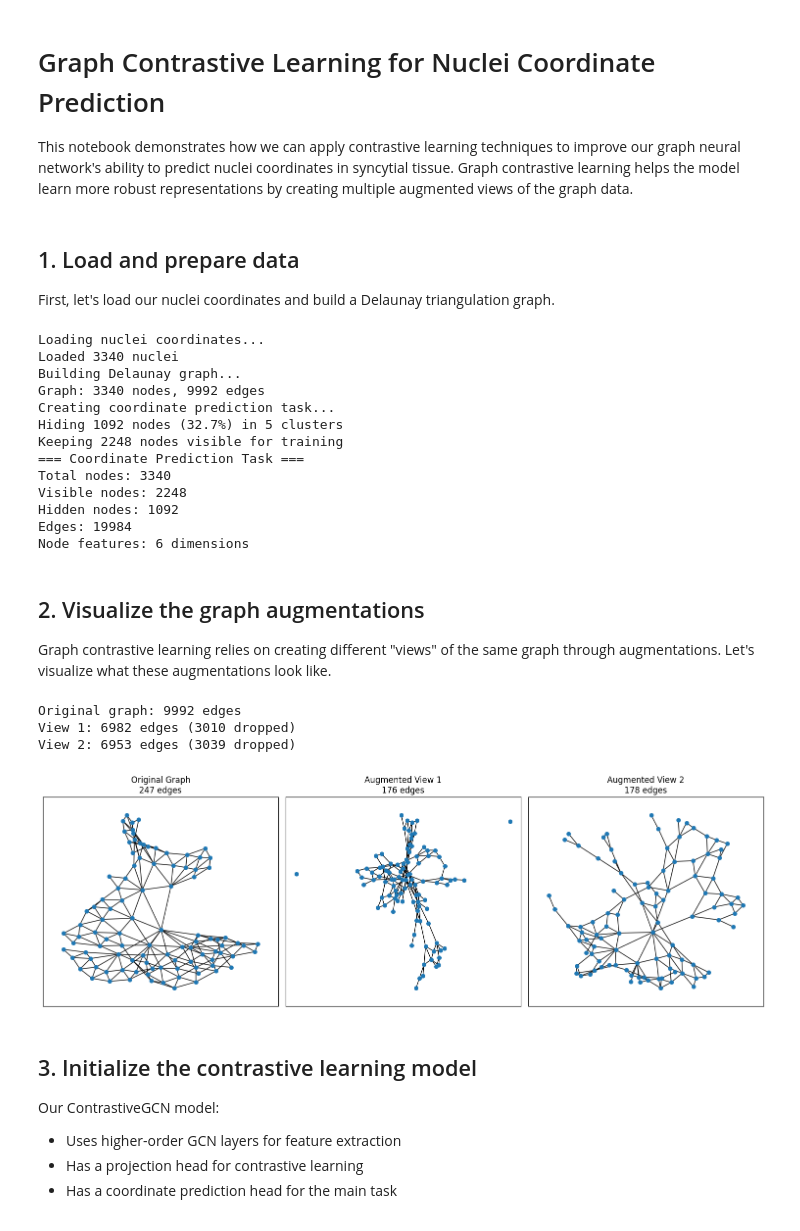
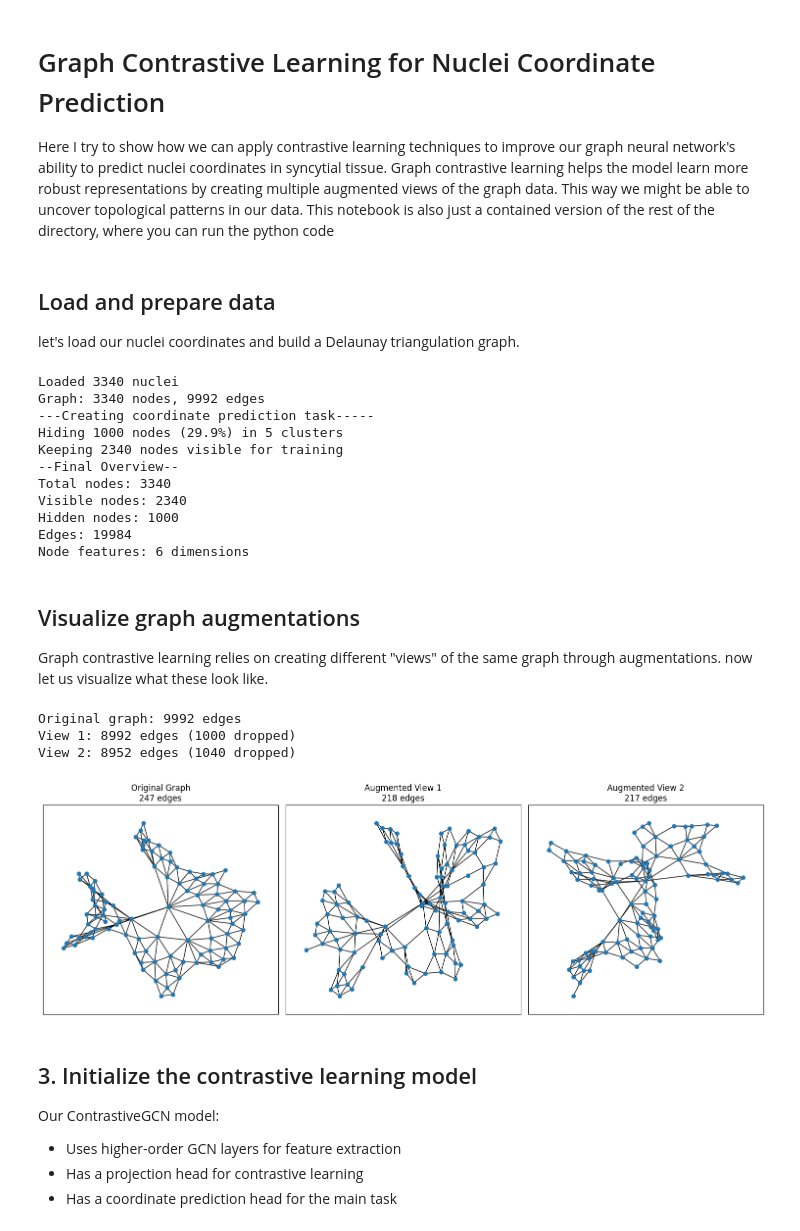
Before and after one commit to devtcu/Topological-Data-Analysis, a Jupyter notebook: syncitia/contrastive_learning/contrastive_learning.ipynb, the cells around one changed output. Cells and saved outputs as stored; diff of their text form; code cells hidden in the pictures.

```diff
--- a/syncitia/contrastive_learning/contrastive_learning.ipynb
+++ b/syncitia/contrastive_learning/contrastive_learning.ipynb
@@ -1,7 +1,7 @@
 # %% [markdown]
 # Graph Contrastive Learning for Nuclei Coordinate Prediction
 
-This notebook demonstrates how we can apply contrastive learning techniques to improve our graph neural network's ability to predict nuclei coordinates in syncytial tissue. Graph contrastive learning helps the model learn more robust representations by creating multiple augmented views of the graph data.
+Here I try to show how we can apply contrastive learning techniques to improve our graph neural network's ability to predict nuclei coordinates in syncytial tissue. Graph contrastive learning helps the model learn more robust representations by creating multiple augmented views of the graph data. This way we might be able to uncover topological patterns in our data. This notebook is also just a contained version of the rest of the directory, where you can run the python code
 # %%
 import sys
 import os
@@ -18,48 +20,43 @@ from data_utils import load_data, build_graph, create_coordinate_prediction_data
 from contrastive_gcn import ContrastiveGCN
 from contrastive_utils import train_contrastive_model, evaluate_contrastive_model, create_graph_views
 # %% [markdown]
-## 1. Load and prepare data
+## Load and prepare data
 
-First, let's load our nuclei coordinates and build a Delaunay triangulation graph.
+let's load our nuclei coordinates and build a Delaunay triangulation graph.
 # %%
-# Load coordinates
-print("Loading nuclei coordinates...")
-coordinates = load_data()
+coordinates = load_data('../nuclei-coordinates.csv')
 print(f"Loaded {len(coordinates)} nuclei")
 
-# Build graph
-print("Building Delaunay graph...")
-G, _ = build_graph(coordinates)
+#building the actual graph
+G, _ = build_graph(coordinates) #build_graph has two return values, so we discard the second with _
 print(f"Graph: {G.number_of_nodes()} nodes, {G.number_of_edges()} edges")
 
 # Create coordinate prediction data
-print("Creating coordinate prediction task...")
+print("---Creating coordinate prediction task-----")
 data = create_coordinate_prediction_data(coordinates, G, missing_fraction=0.25)
 
-print("=== Coordinate Prediction Task ===")
+print("--Final Overview--")
 print(f"Total nodes: {data.x.shape[0]}")
 print(f"Visible nodes: {data.visible_mask.sum().item()}")
 print(f"Hidden nodes: {data.hidden_mask.sum().item()}")
 print(f"Edges: {data.edge_index.shape[1]}")
 print(f"Node features: {data.x.shape[1]} dimensions")
 # %% [output]
-Loading nuclei coordinates...
 Loaded 3340 nuclei
-Building Delaunay graph...
 Graph: 3340 nodes, 9992 edges
-Creating coordinate prediction task...
-Hiding 1092 nodes (32.7%) in 5 clusters
-Keeping 2248 nodes visible for training
-=== Coordinate Prediction Task ===
+---Creating coordinate prediction task-----
+Hiding 1000 nodes (29.9%) in 5 clusters
+Keeping 2340 nodes visible for training
+--Final Overview--
 Total nodes: 3340
-Visible nodes: 2248
-Hidden nodes: 1092
+Visible nodes: 2340
+Hidden nodes: 1000
 Edges: 19984
 Node features: 6 dimensions
 # %% [markdown]
-## 2. Visualize the graph augmentations
+## Visualize graph augmentations
 
-Graph contrastive learning relies on creating different "views" of the same graph through augmentations. Let's visualize what these augmentations look like.
+Graph contrastive learning relies on creating different "views" of the same graph through augmentations. now let us visualize what these look like.
 # %%
 def visualize_graph_views(data, edge_dropout=0.3, feature_mask=0.3):
     """Visualize different augmented views of the graph"""
@@ -85,37 +82,37 @@ def visualize_graph_views(data, edge_dropout=0.3, feature_mask=0.3):
     print(f"View 2: {len(view2_edges)} edges ({len(dropped_edges2)} dropped)")
 
     # Extract a small subgraph for visualization (100 nodes)
     nodes_to_vis = list(range(100))
 
     sub_original = G_original.subgraph(nodes_to_vis)
     sub_view1 = G_view1.subgraph(nodes_to_vis)
     sub_view2 = G_view2.subgraph(nodes_to_vis)
 
     # Plot
     plt.figure(figsize=(15, 5))
 
     plt.subplot(1, 3, 1)
     nx.draw_networkx(sub_original, node_size=30, with_labels=False)
     plt.title(f"Original Graph\n{len(sub_original.edges())} edges")
 
     plt.subplot(1, 3, 2)
     nx.draw_networkx(sub_view1, node_size=30, with_labels=False)
     plt.title(f"Augmented View 1\n{len(sub_view1.edges())} edges")
 
     plt.subplot(1, 3, 3)
     nx.draw_networkx(sub_view2, node_size=30, with_labels=False)
     plt.title(f"Augmented View 2\n{len(sub_view2.edges())} edges")
 
     plt.tight_layout()
     plt.show()
 
 # Visualize graph augmentations
-visualize_graph_views(data, edge_dropout=0.3, feature_mask=0.3)
+visualize_graph_views(data, edge_dropout=0.1, feature_mask=0.0)
 # %% [output]
 Original graph: 9992 edges
-View 1: 6982 edges (3010 dropped)
-View 2: 6953 edges (3039 dropped)
+View 1: 8992 edges (1000 dropped)
+View 2: 8952 edges (1040 dropped)
-[figure, old version]
+[figure, new version]
 # %% [markdown]
 ## 3. Initialize the contrastive learning model
 
```
Also changed, not shown: parts of 2 cells of this notebook, 1 other file.
